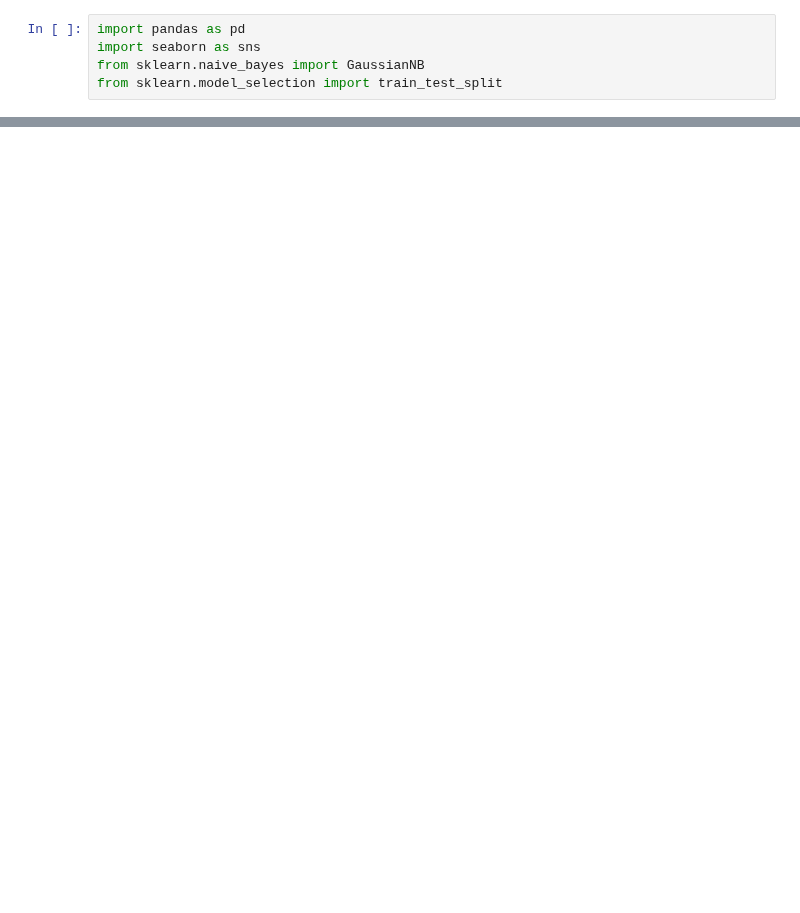
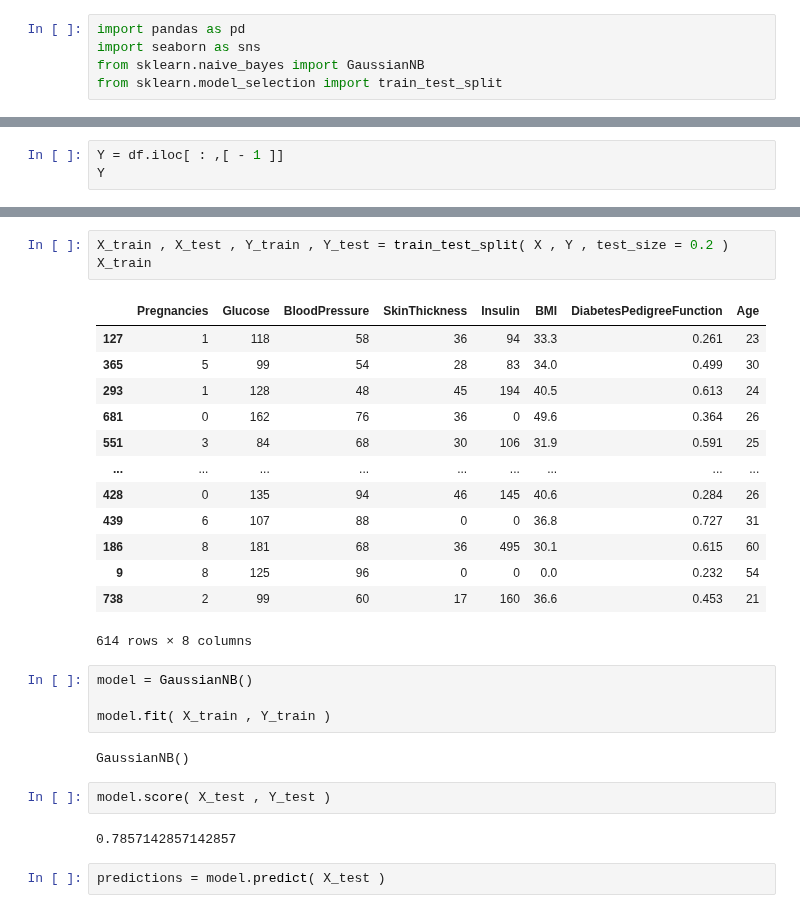
Before and after one commit to Prerak1310/FOML, a Jupyter notebook: FOML.ipynb, the cells around one changed output, grey strips where cells are left out. Saved outputs shown, nothing was run; the diff lists cells and outputs as text; blank space fills up the shorter version.

```diff
--- a/FOML.ipynb
+++ b/FOML.ipynb
@@ -26,0 +48,3 @@ df
+# %%
+Y = df.iloc[ : ,[ - 1 ]]
+Y
@@ -26,0 +65,29 @@ df
+# %%
+X_train , X_test , Y_train , Y_test = train_test_split( X , Y , test_size = 0.2 )
+X_train
+# %% [output]
+|  | Pregnancies | Glucose | BloodPressure | SkinThickness | Insulin | BMI | DiabetesPedigreeFunction | Age |
+| 127 | 1 | 118 | 58 | 36 | 94 | 33.3 | 0.261 | 23 |
+| 365 | 5 | 99 | 54 | 28 | 83 | 34.0 | 0.499 | 30 |
+| 293 | 1 | 128 | 48 | 45 | 194 | 40.5 | 0.613 | 24 |
+| 681 | 0 | 162 | 76 | 36 | 0 | 49.6 | 0.364 | 26 |
+| 551 | 3 | 84 | 68 | 30 | 106 | 31.9 | 0.591 | 25 |
+| ... | ... | ... | ... | ... | ... | ... | ... | ... |
+| 428 | 0 | 135 | 94 | 46 | 145 | 40.6 | 0.284 | 26 |
+| 439 | 6 | 107 | 88 | 0 | 0 | 36.8 | 0.727 | 31 |
+| 186 | 8 | 181 | 68 | 36 | 495 | 30.1 | 0.615 | 60 |
+| 9 | 8 | 125 | 96 | 0 | 0 | 0.0 | 0.232 | 54 |
+| 738 | 2 | 99 | 60 | 17 | 160 | 36.6 | 0.453 | 21 |
+614 rows × 8 columns
+# %%
+model = GaussianNB()
+
+model.fit( X_train , Y_train )
+# %% [output]
+GaussianNB()
+# %%
+model.score( X_test , Y_test )
+# %% [output]
+0.7857142857142857
+# %%
+predictions = model.predict( X_test )
```
Also changed, not shown: parts of 7 cells of this notebook.
